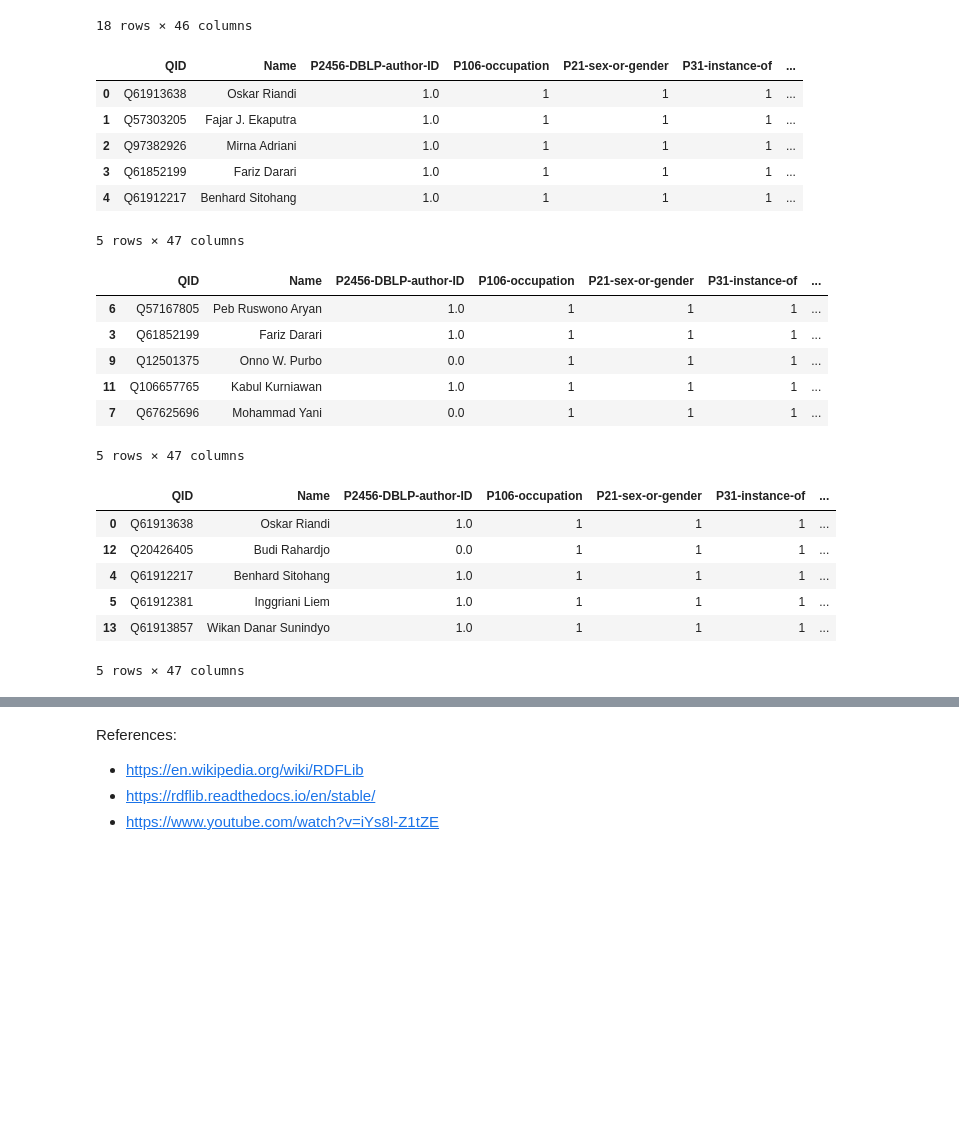
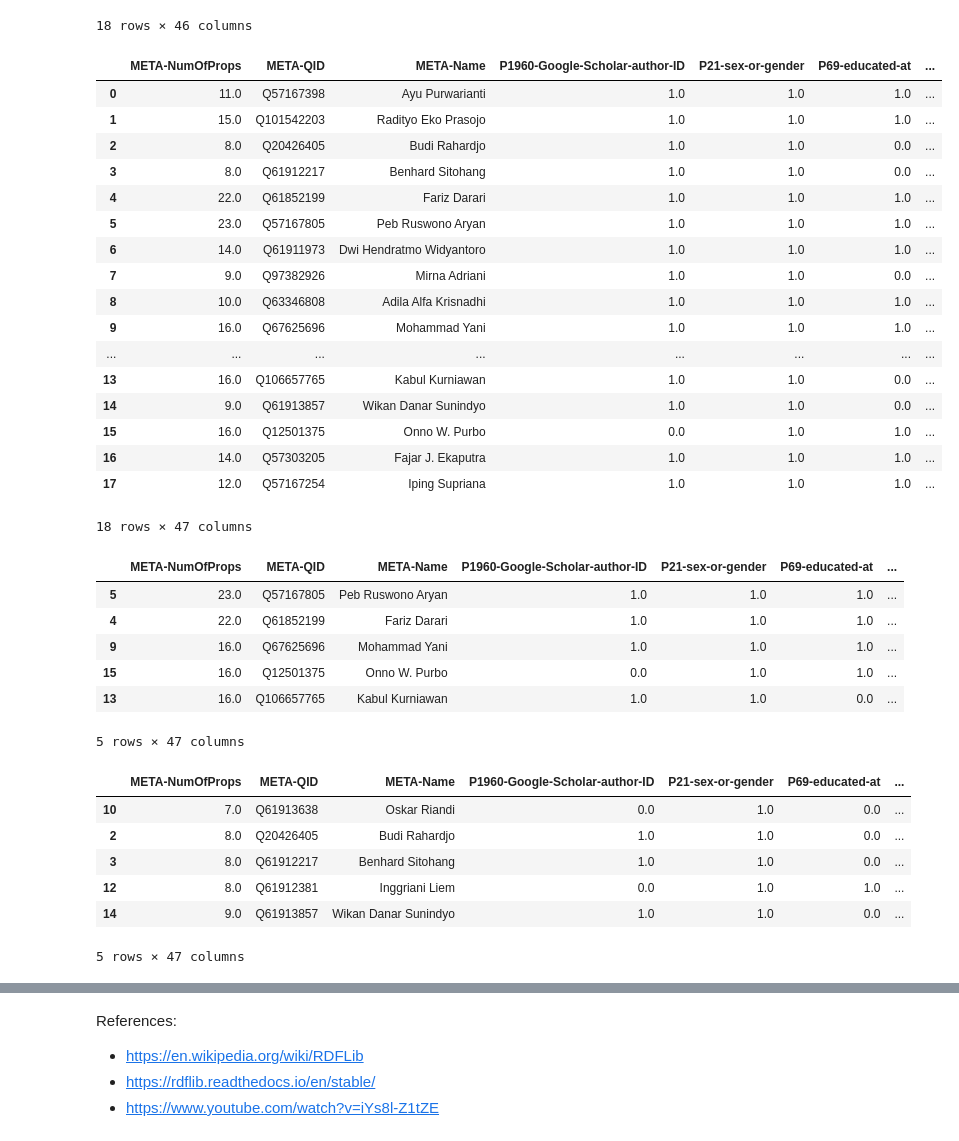
Before and after one commit to fadirra/sandbox-public, a Jupyter notebook: Knowledge_Imbalance_Analysis_Ranker.ipynb, the cells around one changed output, grey strips where cells are left out. Saved outputs shown, nothing was run; the diff lists cells and outputs as text; code cells hidden in the pictures; blank space fills up the shorter version.

```diff
--- a/Knowledge_Imbalance_Analysis_Ranker.ipynb
+++ b/Knowledge_Imbalance_Analysis_Ranker.ipynb
@@ -209,34 +209,45 @@ df_sum
 | 17 | Q57167254 | Iping Supriana | 1.0 | 1.0 | 1.0 | 1.0 | ... |
 18 rows × 46 columns
 # %%
-[x for x in list(df_sum.columns) if x not in ['QID','Name']]
-df_sum['Meta-Counter'] = df_sum[[x for x in list(df_sum.columns) if x not in ['QID','Name']]].sum(axis=1)
-df_sum.head()
+property_counters = df_sum[[x for x in list(df_sum.columns) if x.startswith("P")]].sum(axis=1)
+df_sum.insert(loc=0, column='META-NumOfProps', value=property_counters)
+df_sum
 # %% [output]
-|  | QID | Name | P2456-DBLP-author-ID | P106-occupation | P21-sex-or-gender | P31-instance-of | ... |
-| 0 | Q61913638 | Oskar Riandi | 1.0 | 1 | 1 | 1 | ... |
-| 1 | Q57303205 | Fajar J. Ekaputra | 1.0 | 1 | 1 | 1 | ... |
-| 2 | Q97382926 | Mirna Adriani | 1.0 | 1 | 1 | 1 | ... |
-| 3 | Q61852199 | Fariz Darari | 1.0 | 1 | 1 | 1 | ... |
-| 4 | Q61912217 | Benhard Sitohang | 1.0 | 1 | 1 | 1 | ... |
+|  | META-NumOfProps | META-QID | META-Name | P1960-Google-Scholar-author-ID | P21-sex-or-gender | P69-educated-at | ... |
+| 0 | 11.0 | Q57167398 | Ayu Purwarianti | 1.0 | 1.0 | 1.0 | ... |
+| 1 | 15.0 | Q101542203 | Radityo Eko Prasojo | 1.0 | 1.0 | 1.0 | ... |
+| 2 | 8.0 | Q20426405 | Budi Rahardjo | 1.0 | 1.0 | 0.0 | ... |
+| 3 | 8.0 | Q61912217 | Benhard Sitohang | 1.0 | 1.0 | 0.0 | ... |
+| 4 | 22.0 | Q61852199 | Fariz Darari | 1.0 | 1.0 | 1.0 | ... |
+| 5 | 23.0 | Q57167805 | Peb Ruswono Aryan | 1.0 | 1.0 | 1.0 | ... |
+| 6 | 14.0 | Q61911973 | Dwi Hendratmo Widyantoro | 1.0 | 1.0 | 1.0 | ... |
+| 7 | 9.0 | Q97382926 | Mirna Adriani | 1.0 | 1.0 | 0.0 | ... |
+| 8 | 10.0 | Q63346808 | Adila Alfa Krisnadhi | 1.0 | 1.0 | 1.0 | ... |
+| 9 | 16.0 | Q67625696 | Mohammad Yani | 1.0 | 1.0 | 1.0 | ... |
+| ... | ... | ... | ... | ... | ... | ... | ... |
+| 13 | 16.0 | Q106657765 | Kabul Kurniawan | 1.0 | 1.0 | 0.0 | ... |
+| 14 | 9.0 | Q61913857 | Wikan Danar Sunindyo | 1.0 | 1.0 | 0.0 | ... |
+| 15 | 16.0 | Q12501375 | Onno W. Purbo | 0.0 | 1.0 | 1.0 | ... |
+| 16 | 14.0 | Q57303205 | Fajar J. Ekaputra | 1.0 | 1.0 | 1.0 | ... |
+| 17 | 12.0 | Q57167254 | Iping Supriana | 1.0 | 1.0 | 1.0 | ... |
-5 rows × 47 columns
+18 rows × 47 columns
 # %%
-df_sum.sort_values(by=['Meta-Counter'], ascending=False).head(5) # top-5 richest
+df_sum.sort_values(by=['META-NumOfProps'], ascending=False).head(5) # top-5 richest
 # %% [output]
-|  | QID | Name | P2456-DBLP-author-ID | P106-occupation | P21-sex-or-gender | P31-instance-of | ... |
-| 6 | Q57167805 | Peb Ruswono Aryan | 1.0 | 1 | 1 | 1 | ... |
-| 3 | Q61852199 | Fariz Darari | 1.0 | 1 | 1 | 1 | ... |
-| 9 | Q12501375 | Onno W. Purbo | 0.0 | 1 | 1 | 1 | ... |
-| 11 | Q106657765 | Kabul Kurniawan | 1.0 | 1 | 1 | 1 | ... |
-| 7 | Q67625696 | Mohammad Yani | 0.0 | 1 | 1 | 1 | ... |
+|  | META-NumOfProps | META-QID | META-Name | P1960-Google-Scholar-author-ID | P21-sex-or-gender | P69-educated-at | ... |
+| 5 | 23.0 | Q57167805 | Peb Ruswono Aryan | 1.0 | 1.0 | 1.0 | ... |
+| 4 | 22.0 | Q61852199 | Fariz Darari | 1.0 | 1.0 | 1.0 | ... |
+| 9 | 16.0 | Q67625696 | Mohammad Yani | 1.0 | 1.0 | 1.0 | ... |
+| 15 | 16.0 | Q12501375 | Onno W. Purbo | 0.0 | 1.0 | 1.0 | ... |
+| 13 | 16.0 | Q106657765 | Kabul Kurniawan | 1.0 | 1.0 | 0.0 | ... |
 5 rows × 47 columns
 # %%
-df_sum.sort_values(by=['Meta-Counter']).head(5) # top-5 poorest
+df_sum.sort_values(by=['META-NumOfProps']).head(5) # top-5 poorest
 # %% [output]
-|  | QID | Name | P2456-DBLP-author-ID | P106-occupation | P21-sex-or-gender | P31-instance-of | ... |
-| 0 | Q61913638 | Oskar Riandi | 1.0 | 1 | 1 | 1 | ... |
-| 12 | Q20426405 | Budi Rahardjo | 0.0 | 1 | 1 | 1 | ... |
-| 4 | Q61912217 | Benhard Sitohang | 1.0 | 1 | 1 | 1 | ... |
-| 5 | Q61912381 | Inggriani Liem | 1.0 | 1 | 1 | 1 | ... |
-| 13 | Q61913857 | Wikan Danar Sunindyo | 1.0 | 1 | 1 | 1 | ... |
+|  | META-NumOfProps | META-QID | META-Name | P1960-Google-Scholar-author-ID | P21-sex-or-gender | P69-educated-at | ... |
+| 10 | 7.0 | Q61913638 | Oskar Riandi | 0.0 | 1.0 | 0.0 | ... |
+| 2 | 8.0 | Q20426405 | Budi Rahardjo | 1.0 | 1.0 | 0.0 | ... |
+| 3 | 8.0 | Q61912217 | Benhard Sitohang | 1.0 | 1.0 | 0.0 | ... |
+| 12 | 8.0 | Q61912381 | Inggriani Liem | 0.0 | 1.0 | 1.0 | ... |
+| 14 | 9.0 | Q61913857 | Wikan Danar Sunindyo | 1.0 | 1.0 | 0.0 | ... |
 5 rows × 47 columns
```
Also changed, not shown: parts of 1 cell of this notebook.
